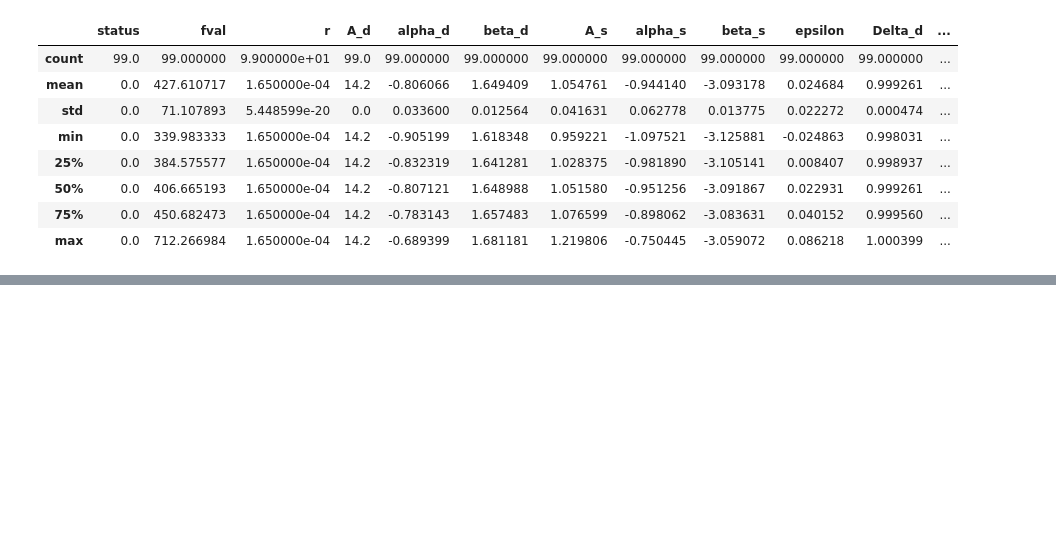
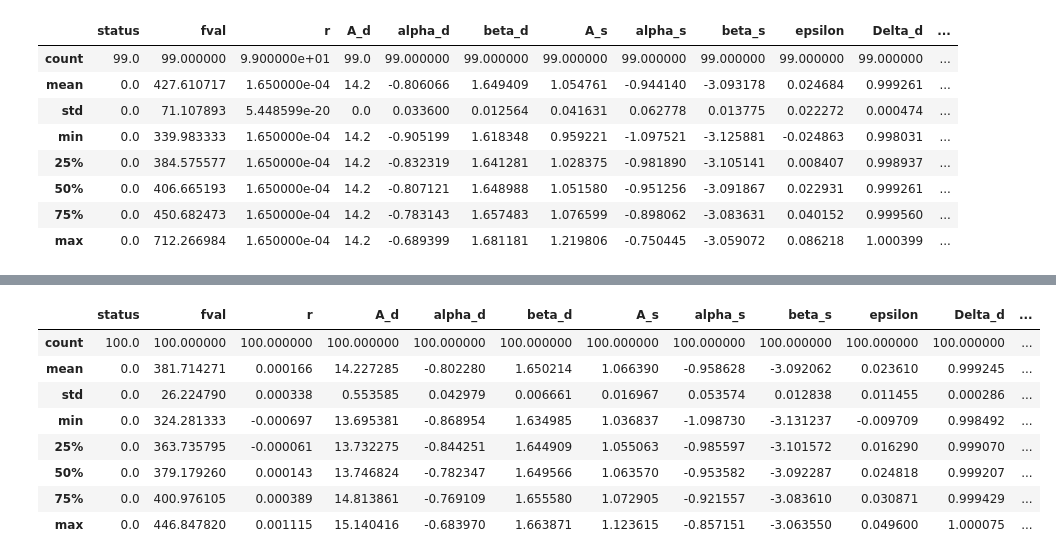
Before and after one commit to veronica-hoffman/s4bb, a Jupyter notebook: compare_params.ipynb, the cells around one changed output, grey strips where cells are left out. Cells and saved outputs as stored; diff of their text form; code cells hidden in the pictures; blank space fills up the shorter version.

```diff
--- a/compare_params.ipynb
+++ b/compare_params.ipynb
@@ -221,0 +245,12 @@ df_withpbs_fix_r_Ad_V_clean.describe()
+# %%
+df_withpbs_diag0_V.describe()
+# %% [output]
+|  | status | fval | r | A_d | alpha_d | beta_d | A_s | alpha_s | beta_s | epsilon | Delta_d | ... |
+| count | 100.0 | 100.000000 | 100.000000 | 100.000000 | 100.000000 | 100.000000 | 100.000000 | 100.000000 | 100.000000 | 100.000000 | 100.000000 | ... |
+| mean | 0.0 | 381.714271 | 0.000166 | 14.227285 | -0.802280 | 1.650214 | 1.066390 | -0.958628 | -3.092062 | 0.023610 | 0.999245 | ... |
+| std | 0.0 | 26.224790 | 0.000338 | 0.553585 | 0.042979 | 0.006661 | 0.016967 | 0.053574 | 0.012838 | 0.011455 | 0.000286 | ... |
+| min | 0.0 | 324.281333 | -0.000697 | 13.695381 | -0.868954 | 1.634985 | 1.036837 | -1.098730 | -3.131237 | -0.009709 | 0.998492 | ... |
+| 25% | 0.0 | 363.735795 | -0.000061 | 13.732275 | -0.844251 | 1.644909 | 1.055063 | -0.985597 | -3.101572 | 0.016290 | 0.999070 | ... |
+| 50% | 0.0 | 379.179260 | 0.000143 | 13.746824 | -0.782347 | 1.649566 | 1.063570 | -0.953582 | -3.092287 | 0.024818 | 0.999207 | ... |
+| 75% | 0.0 | 400.976105 | 0.000389 | 14.813861 | -0.769109 | 1.655580 | 1.072905 | -0.921557 | -3.083610 | 0.030871 | 0.999429 | ... |
+| max | 0.0 | 446.847820 | 0.001115 | 15.140416 | -0.683970 | 1.663871 | 1.123615 | -0.857151 | -3.063550 | 0.049600 | 1.000075 | ... |
```
Also changed, not shown: parts of 3 cells of this notebook, 2 other files.
